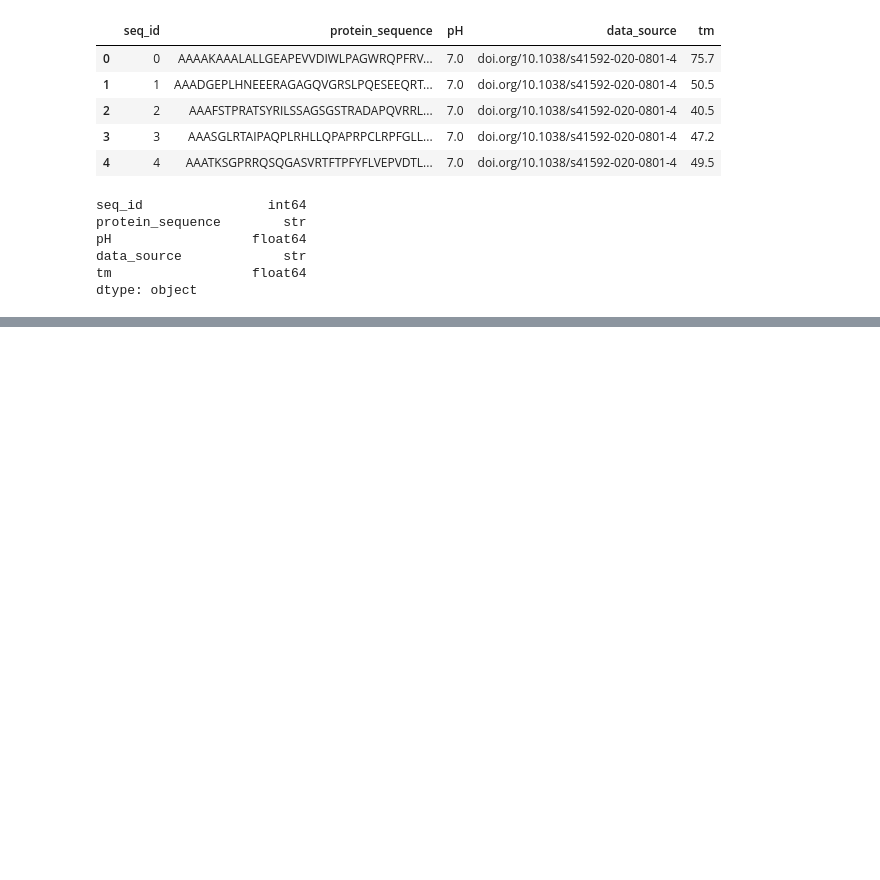
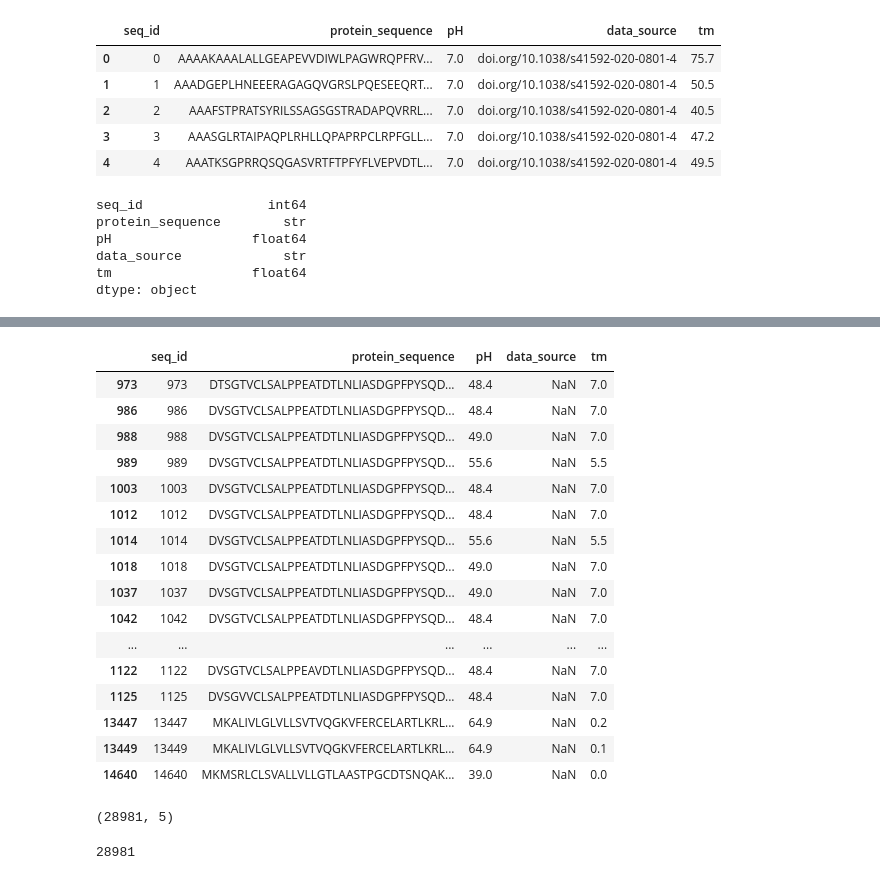
Before and after one commit to Mx1a/protein-stability, a Jupyter notebook: data_quality_review.ipynb, the cells around one changed output, grey strips where cells are left out. Drawn from its saved outputs; the diff is of its cells as text; code cells hidden in the pictures; blank space fills up the shorter version.

```diff
--- a/data_quality_review.ipynb
+++ b/data_quality_review.ipynb
@@ -28,0 +110,20 @@ dtype: object
+# %%
+train[train["seq_id"].isin(fix_ids)]
+# %% [output]
+|  | seq_id | protein_sequence | pH | data_source | tm |
+| 973 | 973 | DTSGTVCLSALPPEATDTLNLIASDGPFPYSQD... | 48.4 | NaN | 7.0 |
+| 986 | 986 | DVSGTVCLSALPPEATDTLNLIASDGPFPYSQD... | 48.4 | NaN | 7.0 |
+| 988 | 988 | DVSGTVCLSALPPEATDTLNLIASDGPFPYSQD... | 49.0 | NaN | 7.0 |
+| 989 | 989 | DVSGTVCLSALPPEATDTLNLIASDGPFPYSQD... | 55.6 | NaN | 5.5 |
+| 1003 | 1003 | DVSGTVCLSALPPEATDTLNLIASDGPFPYSQD... | 48.4 | NaN | 7.0 |
+| 1012 | 1012 | DVSGTVCLSALPPEATDTLNLIASDGPFPYSQD... | 48.4 | NaN | 7.0 |
+| 1014 | 1014 | DVSGTVCLSALPPEATDTLNLIASDGPFPYSQD... | 55.6 | NaN | 5.5 |
+| 1018 | 1018 | DVSGTVCLSALPPEATDTLNLIASDGPFPYSQD... | 49.0 | NaN | 7.0 |
+| 1037 | 1037 | DVSGTVCLSALPPEATDTLNLIASDGPFPYSQD... | 49.0 | NaN | 7.0 |
+| 1042 | 1042 | DVSGTVCLSALPPEATDTLNLIASDGPFPYSQD... | 48.4 | NaN | 7.0 |
+| ... | ... | ... | ... | ... | ... |
+| 1122 | 1122 | DVSGTVCLSALPPEAVDTLNLIASDGPFPYSQD... | 48.4 | NaN | 7.0 |
+| 1125 | 1125 | DVSGVVCLSALPPEATDTLNLIASDGPFPYSQD... | 48.4 | NaN | 7.0 |
+| 13447 | 13447 | MKALIVLGLVLLSVTVQGKVFERCELARTLKRL... | 64.9 | NaN | 0.2 |
+| 13449 | 13449 | MKALIVLGLVLLSVTVQGKVFERCELARTLKRL... | 64.9 | NaN | 0.1 |
+| 14640 | 14640 | MKMSRLCLSVALLVLLGTLAASTPGCDTSNQAK... | 39.0 | NaN | 0.0 |
@@ -28,0 +137,8 @@ dtype: object
+# %%
+train_clean.shape
+# %% [output]
+(28981, 5)
+# %%
+31390-2409
+# %% [output]
+28981
```
Also changed, not shown: parts of 22 cells of this notebook.
